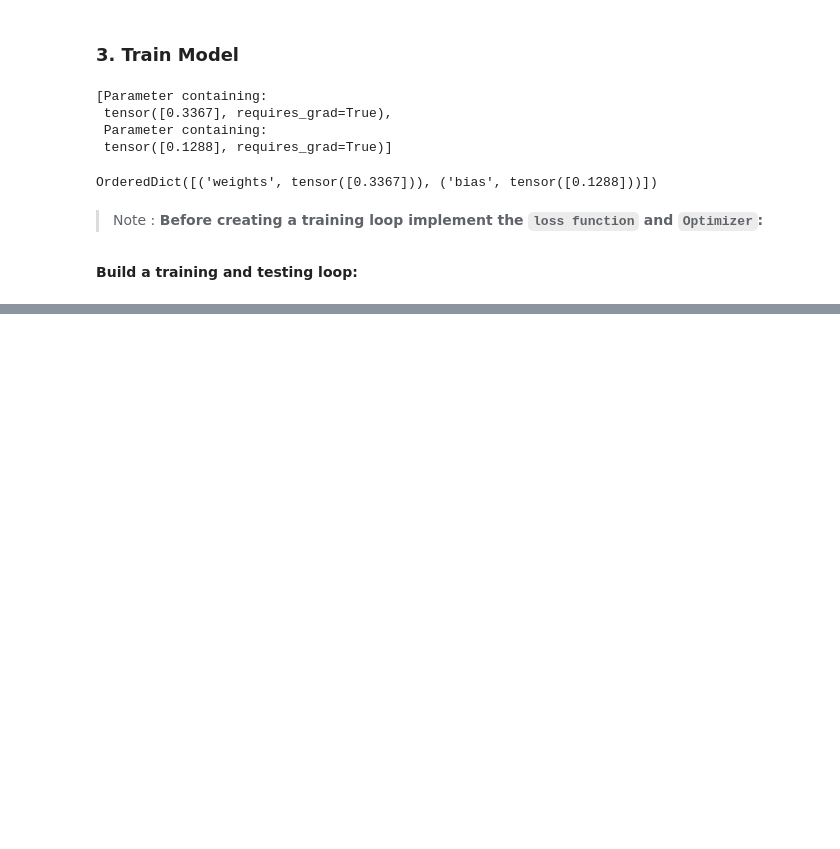
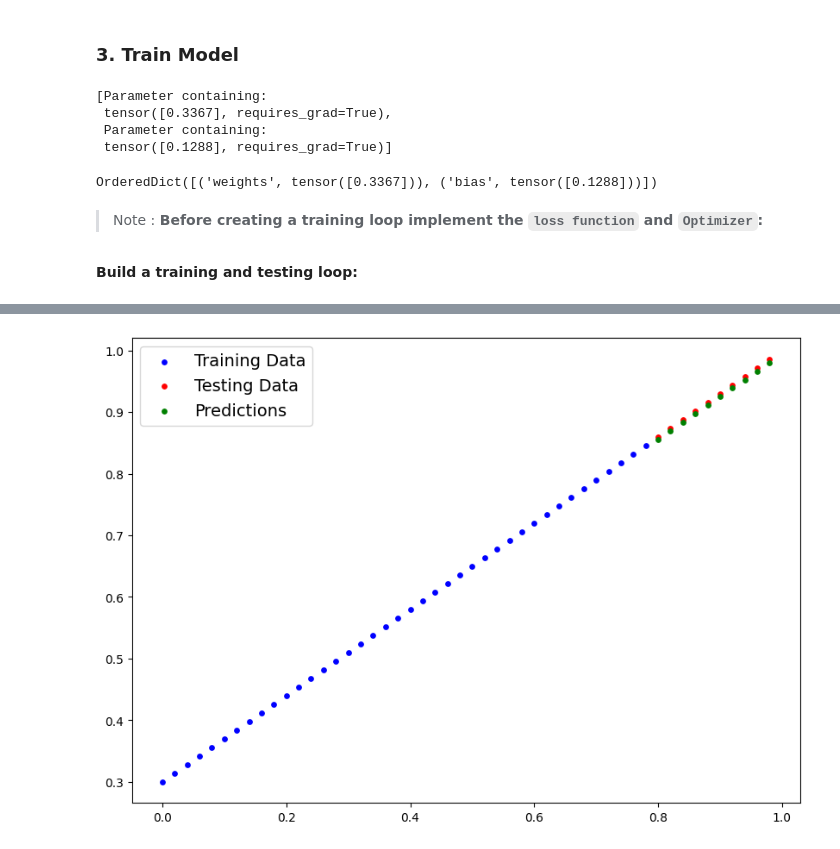
Before and after one commit to hridoynasah/PyTorch-for-Deep-Learning-and-Machine-Learning, a Jupyter notebook: 3. Chapter 1 – PyTorch Workflow/learnings/01_pytorch_workflow_fundamentals_playground.ipynb, the cells around one changed output, grey strips where cells are left out. Drawn from its saved outputs; the diff is of its cells as text; code cells hidden in the pictures; blank space fills up the shorter version.

```diff
--- a/3. Chapter 1 – PyTorch Workflow/learnings/01_pytorch_workflow_fundamentals_playground.ipynb
+++ b/3. Chapter 1 – PyTorch Workflow/learnings/01_pytorch_workflow_fundamentals_playground.ipynb
@@ -228,0 +300,3 @@ for epoch in range(epochs):
+# %%
+with torch.inference_mode():
+    y_preds_new = model_0(X_test)
@@ -228,0 +334,4 @@ for epoch in range(epochs):
+# %%
+plot_predictions(X_train, y_train, X_test, y_test, y_preds_new)
+# %% [output]
+[figure, added]
```
Also changed, not shown: parts of 10 cells of this notebook, 2 other files.
